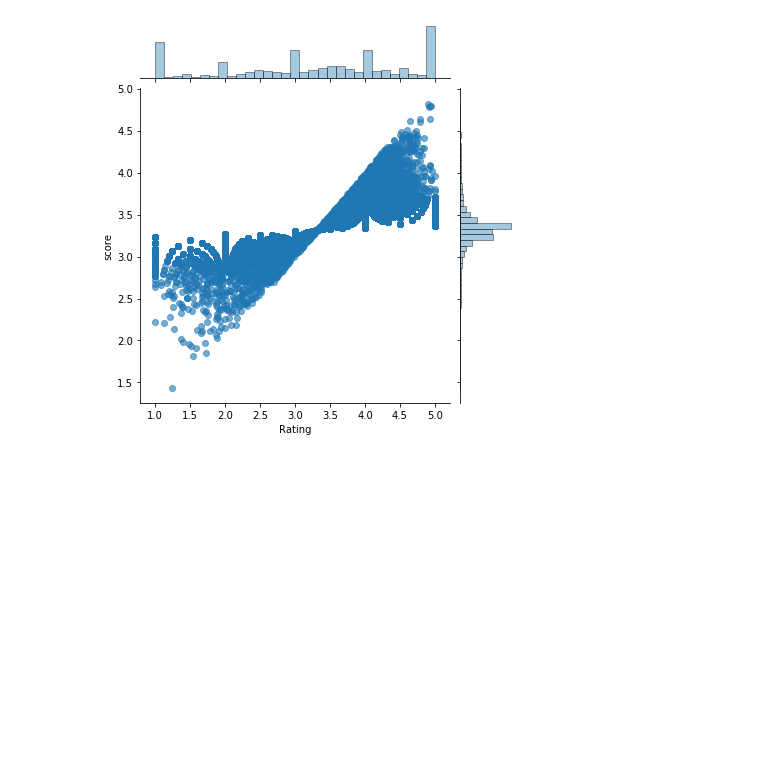
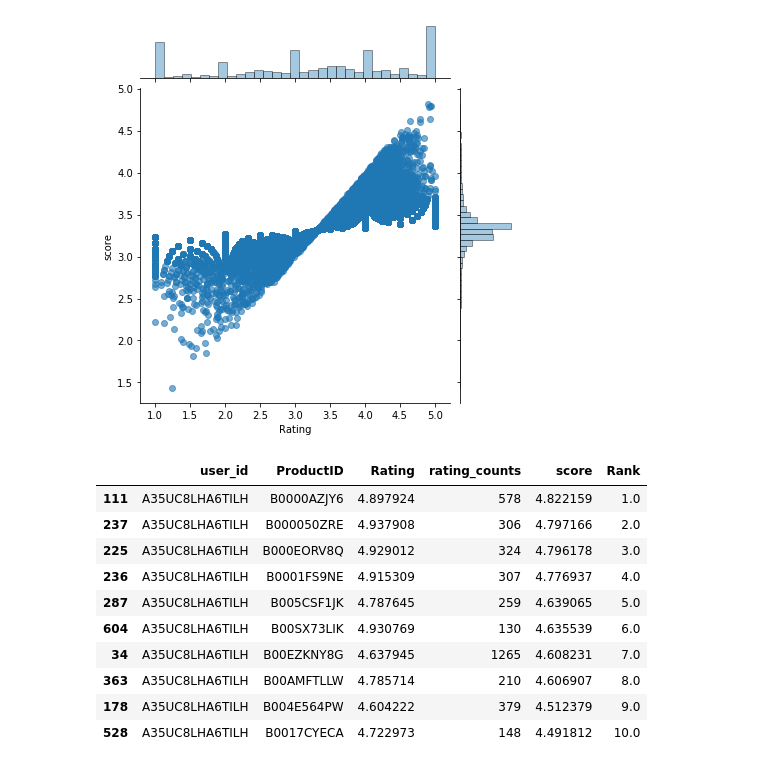
Before and after one commit to smorrow1/data_science_ss_20, a Jupyter notebook: Amzon_Reviews_Recom.ipynb, the cells around one changed output. Drawn from its saved outputs; the diff is of its cells as text; code cells hidden in the pictures; blank space fills up the shorter version.

```diff
--- a/Amzon_Reviews_Recom.ipynb
+++ b/Amzon_Reviews_Recom.ipynb
@@ -321,0 +381,16 @@ sns.jointplot(x='Rating', y='score', data=score_matrix, alpha=0.6)
+# %%
+pm = Simple_recom()
+pm.create(df_small, 'UserID', 'ProductID', 'Rating')
+pm.predict('UserID', 7)
+# %% [output]
+|  | user_id | ProductID | Rating | rating_counts | score | Rank |
+| 111 | A35UC8LHA6TILH | B0000AZJY6 | 4.897924 | 578 | 4.822159 | 1.0 |
+| 237 | A35UC8LHA6TILH | B000050ZRE | 4.937908 | 306 | 4.797166 | 2.0 |
+| 225 | A35UC8LHA6TILH | B000EORV8Q | 4.929012 | 324 | 4.796178 | 3.0 |
+| 236 | A35UC8LHA6TILH | B0001FS9NE | 4.915309 | 307 | 4.776937 | 4.0 |
+| 287 | A35UC8LHA6TILH | B005CSF1JK | 4.787645 | 259 | 4.639065 | 5.0 |
+| 604 | A35UC8LHA6TILH | B00SX73LIK | 4.930769 | 130 | 4.635539 | 6.0 |
+| 34 | A35UC8LHA6TILH | B00EZKNY8G | 4.637945 | 1265 | 4.608231 | 7.0 |
+| 363 | A35UC8LHA6TILH | B00AMFTLLW | 4.785714 | 210 | 4.606907 | 8.0 |
+| 178 | A35UC8LHA6TILH | B004E564PW | 4.604222 | 379 | 4.512379 | 9.0 |
+| 528 | A35UC8LHA6TILH | B0017CYECA | 4.722973 | 148 | 4.491812 | 10.0 |
```
Also changed, not shown: parts of 3 cells of this notebook.
